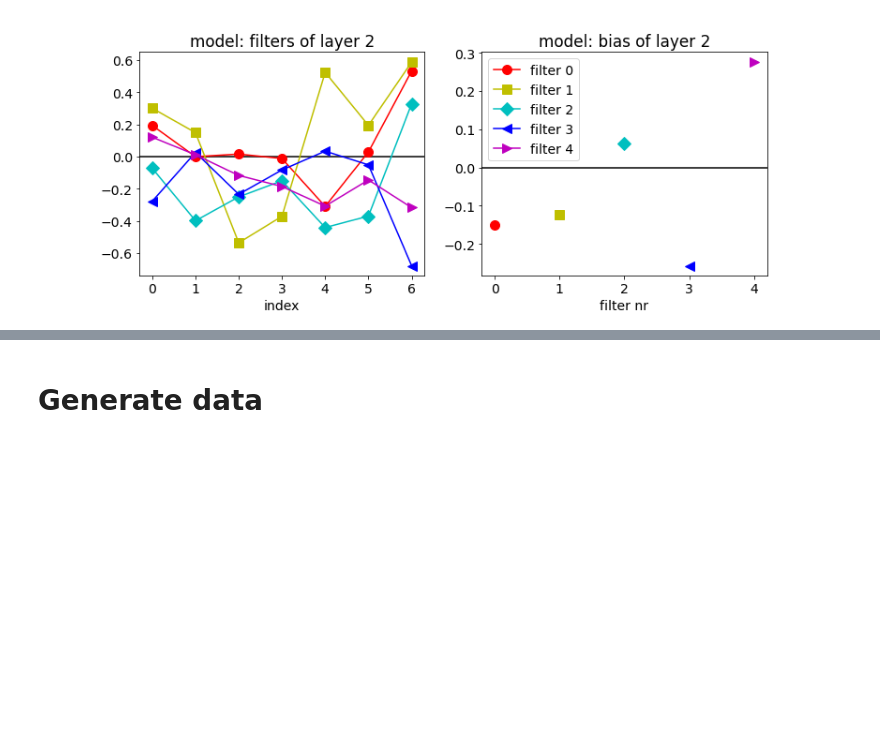
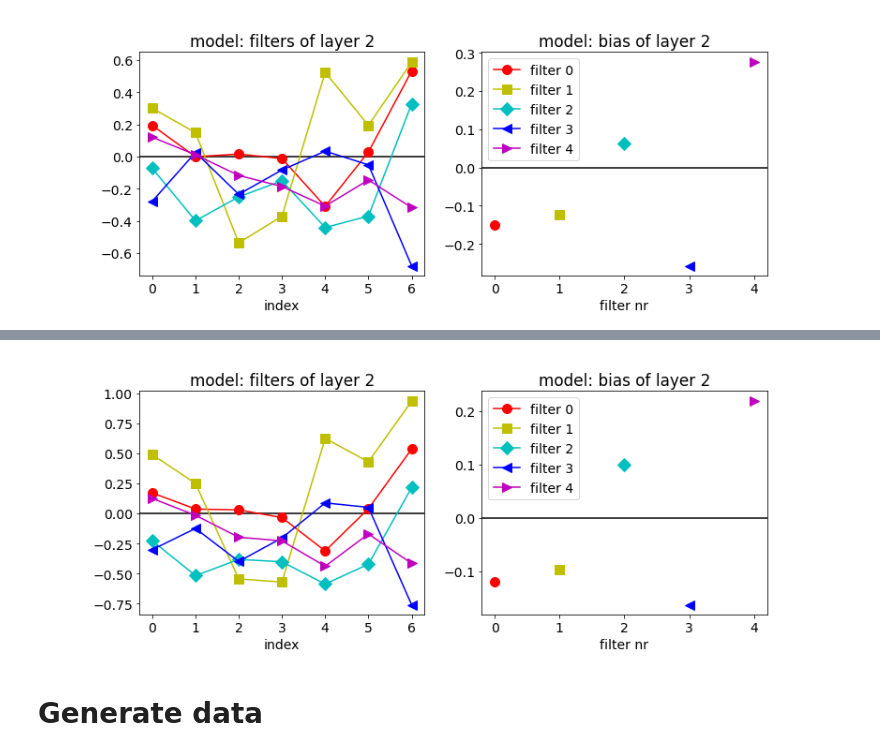
Before and after one commit to AleCapoPhys/Exercise3, a Jupyter notebook: Final03CNN.ipynb, the cells around one changed output, grey strips where cells are left out. Saved outputs shown, nothing was run; the diff lists cells and outputs as text; code cells hidden in the pictures; blank space fills up the shorter version.

```diff
--- a/Final03CNN.ipynb
+++ b/Final03CNN.ipynb
@@ -65,3 +79,8 @@ display.Image(filename='./DATA/fig_layer 2_lambda 6_l2.png')
+# %%
+from IPython import display
+display.Image(filename='./DATA/fig_layer 2_lambda 6_l2l1.png')
+# %% [output]
+[figure, added]
 # %%
 import numpy as np
 import matplotlib.pyplot as plt
```
Also changed, not shown: parts of 10 cells of this notebook, 3 other files.
